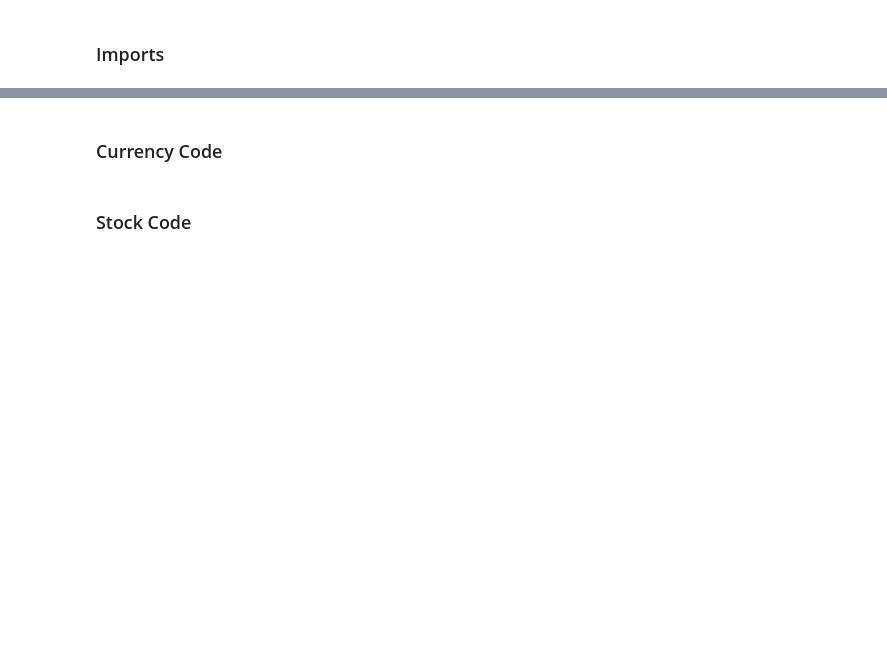
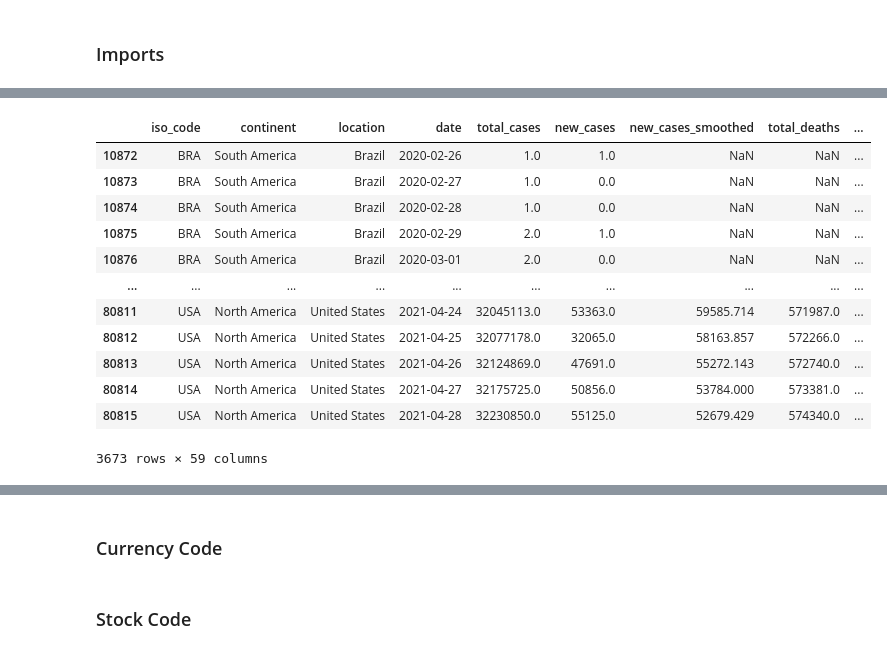
Before and after one commit to Eotanez/project-1, a Jupyter notebook: main.ipynb, the cells around one changed output, grey strips where cells are left out. Cells and saved outputs as stored; diff of their text form; code cells hidden in the pictures; blank space fills up the shorter version.

```diff
--- a/main.ipynb
+++ b/main.ipynb
@@ -4,0 +87,35 @@
+# %%
+#add 8 countries info to data frame
+#US
+#Canada
+#China
+#Brazil
+#Germany
+#India
+#Japan
+#Mexico
+
+countries_data = covid_data.loc[(covid_data["location"] == "United States") |
+                           (covid_data["location"] == "Canada") |
+                           (covid_data["location"] == "China") |
+                           (covid_data["location"] == "Brazil") |
+                           (covid_data["location"] == "Germany") |
+                           (covid_data["location"] == "India") |
+                           (covid_data["location"] == "Japan") |
+                           (covid_data["location"] == "Mexico")]
+
+countries_data
+# %% [output]
+|  | iso_code | continent | location | date | total_cases | new_cases | new_cases_smoothed | total_deaths | ... |
+| 10872 | BRA | South America | Brazil | 2020-02-26 | 1.0 | 1.0 | NaN | NaN | ... |
+| 10873 | BRA | South America | Brazil | 2020-02-27 | 1.0 | 0.0 | NaN | NaN | ... |
+| 10874 | BRA | South America | Brazil | 2020-02-28 | 1.0 | 0.0 | NaN | NaN | ... |
+| 10875 | BRA | South America | Brazil | 2020-02-29 | 2.0 | 1.0 | NaN | NaN | ... |
+| 10876 | BRA | South America | Brazil | 2020-03-01 | 2.0 | 0.0 | NaN | NaN | ... |
+| ... | ... | ... | ... | ... | ... | ... | ... | ... | ... |
+| 80811 | USA | North America | United States | 2021-04-24 | 32045113.0 | 53363.0 | 59585.714 | 571987.0 | ... |
+| 80812 | USA | North America | United States | 2021-04-25 | 32077178.0 | 32065.0 | 58163.857 | 572266.0 | ... |
+| 80813 | USA | North America | United States | 2021-04-26 | 32124869.0 | 47691.0 | 55272.143 | 572740.0 | ... |
+| 80814 | USA | North America | United States | 2021-04-27 | 32175725.0 | 50856.0 | 53784.000 | 573381.0 | ... |
+| 80815 | USA | North America | United States | 2021-04-28 | 32230850.0 | 55125.0 | 52679.429 | 574340.0 | ... |
+3673 rows × 59 columns
```
Also changed, not shown: parts of 15 cells of this notebook, 1 other file.
